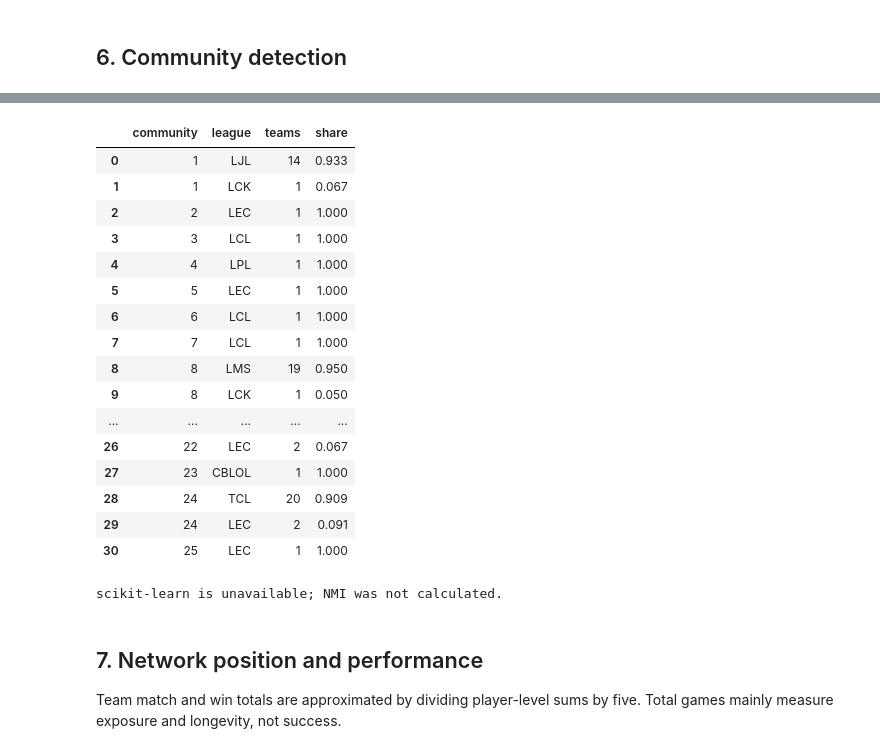
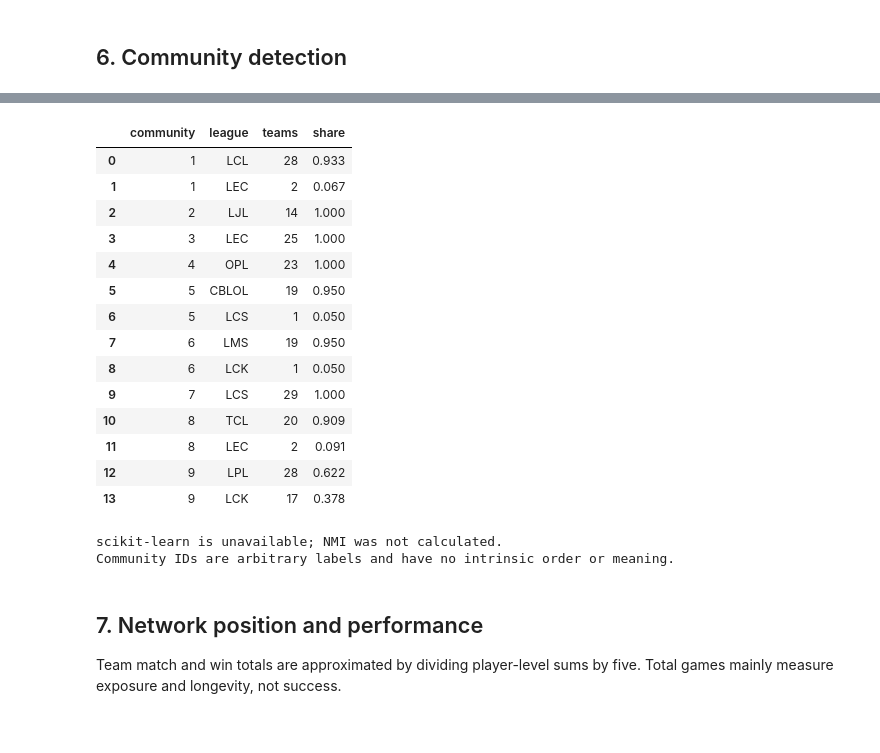
Before and after one commit to Ezenkdank/league-graph-analysis, a Jupyter notebook: code/league-graph-v2.ipynb, the cells around one changed output, grey strips where cells are left out. Drawn from its saved outputs; the diff is of its cells as text; code cells hidden in the pictures.

```diff
--- a/code/league-graph-v2.ipynb
+++ b/code/league-graph-v2.ipynb
@@ -544,26 +575,30 @@ Bridge team and bridge player tables are ready.
 # %% [markdown]
 ## 6. Community detection
 # %%
+giant_component_nodes = max(nx.connected_components(team_graph), key=len)
+community_graph = team_graph.subgraph(giant_component_nodes).copy()
+teams_outside_giant_component = team_graph.number_of_nodes() - community_graph.number_of_nodes()
+
 if hasattr(nx.community, "louvain_communities"):
     community_method = "Louvain"
-    communities = nx.community.louvain_communities(team_graph, weight="weight", seed=SEED)
+    communities = nx.community.louvain_communities(community_graph, weight="weight", seed=SEED)
 else:
     community_method = "Greedy modularity"
-    communities = list(nx.community.greedy_modularity_communities(team_graph, weight="weight"))
+    communities = list(nx.community.greedy_modularity_communities(community_graph, weight="weight"))
 
 community_assignment = {
     node: community_id
     for community_id, members in enumerate(communities, start=1)
     for node in members
 }
-community_modularity = nx.community.modularity(team_graph, communities, weight="weight")
+community_modularity = nx.community.modularity(community_graph, communities, weight="weight")
 community_sizes = pd.DataFrame(
     {"community": range(1, len(communities) + 1), "teams": [len(c) for c in communities]}
 ).sort_values("teams", ascending=False)
 
 community_league_rows = []
 for community_id, members in enumerate(communities, start=1):
-    counts = pd.Series([team_graph.nodes[n]["league"] for n in members]).value_counts()
+    counts = pd.Series([community_graph.nodes[node]["league"] for node in members]).value_counts()
     for league, count in counts.items():
         community_league_rows.append(
             {"community": community_id, "league": league, "teams": count, "share": count / len(members)}
@@ -572,10 +607,10 @@ community_league_composition = pd.DataFrame(community_league_rows)
 
 try:
     from sklearn.metrics import normalized_mutual_info_score
-    ordered_nodes = sorted(team_graph)
+    ordered_nodes = sorted(community_graph)
     nmi = normalized_mutual_info_score(
-        [team_graph.nodes[n]["league"] for n in ordered_nodes],
-        [community_assignment[n] for n in ordered_nodes],
+        [community_graph.nodes[node]["league"] for node in ordered_nodes],
+        [community_assignment[node] for node in ordered_nodes],
     )
     agreement_note = f"NMI with league labels: {nmi:.3f}"
 except ImportError:
@@ -583,11 +618,18 @@ except ImportError:
     agreement_note = "scikit-learn is unavailable; NMI was not calculated."
 
 community_summary = pd.DataFrame(
-    {"method": [community_method], "communities": [len(communities)],
-     "modularity": [community_modularity], "league_nmi": [nmi]}
+    {
+        "method": [community_method],
+        "giant_component_nodes": [community_graph.number_of_nodes()],
+        "teams_outside_giant_component": [teams_outside_giant_component],
+        "communities_in_giant_component": [len(communities)],
+        "modularity": [community_modularity],
+        "league_nmi": [nmi],
+    }
 )
 display(community_summary.round(4))
 display(community_sizes.reset_index(drop=True))
 display(community_league_composition.sort_values(["community", "teams"], ascending=[True, False]).round(3))
 print(agreement_note)
+print("Community IDs are arbitrary labels and have no intrinsic order or meaning.")
 # %% [output]
@@ -613,21 +648,20 @@ print(agreement_note)
 |  | community | league | teams | share |
-| 0 | 1 | LJL | 14 | 0.933 |
-| 1 | 1 | LCK | 1 | 0.067 |
-| 2 | 2 | LEC | 1 | 1.000 |
-| 3 | 3 | LCL | 1 | 1.000 |
-| 4 | 4 | LPL | 1 | 1.000 |
-| 5 | 5 | LEC | 1 | 1.000 |
-| 6 | 6 | LCL | 1 | 1.000 |
-| 7 | 7 | LCL | 1 | 1.000 |
-| 8 | 8 | LMS | 19 | 0.950 |
-| 9 | 8 | LCK | 1 | 0.050 |
-| ... | ... | ... | ... | ... |
-| 26 | 22 | LEC | 2 | 0.067 |
-| 27 | 23 | CBLOL | 1 | 1.000 |
-| 28 | 24 | TCL | 20 | 0.909 |
-| 29 | 24 | LEC | 2 | 0.091 |
-| 30 | 25 | LEC | 1 | 1.000 |
+| 0 | 1 | LCL | 28 | 0.933 |
+| 1 | 1 | LEC | 2 | 0.067 |
+| 2 | 2 | LJL | 14 | 1.000 |
+| 3 | 3 | LEC | 25 | 1.000 |
+| 4 | 4 | OPL | 23 | 1.000 |
+| 5 | 5 | CBLOL | 19 | 0.950 |
+| 6 | 5 | LCS | 1 | 0.050 |
+| 7 | 6 | LMS | 19 | 0.950 |
+| 8 | 6 | LCK | 1 | 0.050 |
+| 9 | 7 | LCS | 29 | 1.000 |
+| 10 | 8 | TCL | 20 | 0.909 |
+| 11 | 8 | LEC | 2 | 0.091 |
+| 12 | 9 | LPL | 28 | 0.622 |
+| 13 | 9 | LCK | 17 | 0.378 |
 scikit-learn is unavailable; NMI was not calculated.
+Community IDs are arbitrary labels and have no intrinsic order or meaning.
 # %% [markdown]
 ## 7. Network position and performance
 
```
Also changed, not shown: parts of 6 cells of this notebook, 3 other files.
